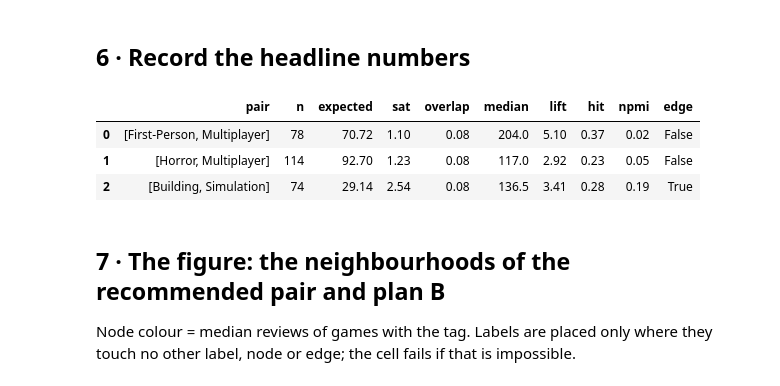
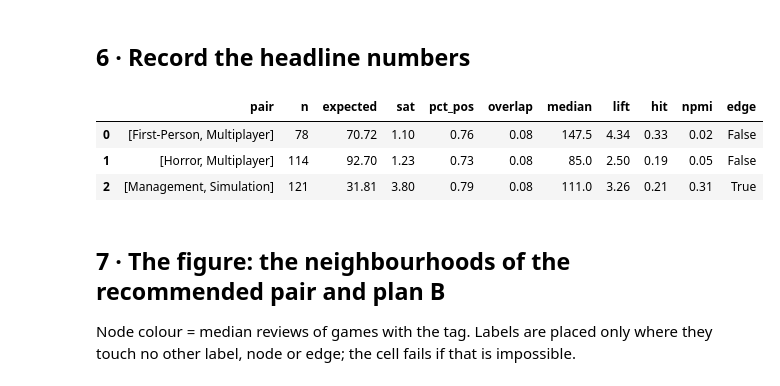
Before and after one commit to hhej/steam-tag-whitespace, a Jupyter notebook: notebooks/analysis.ipynb, the cells around one changed output. Saved outputs shown, nothing was run; the diff lists cells and outputs as text; code cells hidden in the pictures.

Commit message:
Rank by positive reviews (reach x approval); add % positive column and typical-game row; rating trade-off and cold-read fixes
Co-Authored-By: Claude Opus 5.5 <noreply@anthropic.com>

```diff
--- a/notebooks/analysis.ipynb
+++ b/notebooks/analysis.ipynb
@@ -34,6 +34,7 @@ games = tn.load_games()                        # S2: live pull for the random 1,
 games = games[games["s2_tags"].map(len) > 0].reset_index(drop=True)
 NUM.update(population=len(cohort), sampled=1000, analysed=len(games),
            fetched_from=games["fetched"].min()[:10], fetched_to=games["fetched"].max()[:10],
-           median_reviews=float(cohort["reviews"].median()))
+           median_reviews=float(cohort["positive"].median()), median_total_reviews=float(cohort["reviews"].median()),
+           median_pct_pos=float((cohort["positive"] / cohort["reviews"]).median()))
 print(NUM)
 # %% [output]
@@ -66,7 +67,9 @@ print({k: round(NUM[k], 3) for k in ["tri_top5_jaccard", "tri_top5_identical", "
 "Indie" is the collection seed. Tags in > 25 % of games are generic (rule fixed in advance).
 # %%
 dicts = list(cohort["tags"])
-reviews = cohort["reviews"].values
+# ranking measure: POSITIVE (thumbs-up) reviews = reach x approval in one count
+reviews = cohort["positive"].values
+pct_pos = (cohort["positive"] / cohort["reviews"]).values
 tag_lists = [list(d) for d in dicts]
 indie_share = np.mean(["Indie" in t for t in tag_lists])
 generic, dfreq = tn.generic_tags(tag_lists, tn.DEFAULTS["generic_df"])
@@ -299,7 +302,7 @@ for v in raw.values():
     r = int(v.get("positive", 0)) + int(v.get("negative", 0))
     if (pd.Timestamp("2025-01-01") <= d <= pd.Timestamp("2025-06-30") if not pd.isna(d) else False) \
             and "Indie" in (v.get("genres") or []) and r >= 10 and t:
-        h_rev.append(r); h_tags.append(tn.resolve(dict(sorted(t.items(), key=lambda kv: -kv[1]))))
+        h_rev.append(int(v.get("positive", 0))); h_tags.append(tn.resolve(dict(sorted(t.items(), key=lambda kv: -kv[1]))))
 h_rev = np.array(h_rev)
 h_b = tn.top_k_tags([list(x) for x in h_tags], P["k"], R["generic"])   # the 2023-24 generic list, unchanged
 def holdout(pair):
@@ -326,22 +329,24 @@ shared neighbours ['Survival Horror'] hops 2 -> without them 5
 ## 6 · Record the headline numbers
 # %%
 def rec(r):
+    g = [i for i, bk in enumerate(R["baskets"]) if {r.a, r.b} <= set(bk)]
     return dict(pair=[r.a, r.b], n=int(r.n_ab), expected=float(r.expected), sat=float(r.saturation),
+                pct_pos=float(np.median(pct_pos[g])),
                 overlap=float(r.overlap), median=float(r.median_reviews), lift=float(r.lift), hit=float(r.hit_rate),
                 npmi=float(r.npmi), edge=bool(G.has_edge(r.a, r.b)))
 
 b = elig.loc[0]
 NUM.update(best=list(best), runner=list(runner), pick=rec(b), planb=rec(elig.loc[1]), third_rec=rec(elig.loc[2]),
            crowd=rec(crowded.loc[0]),
            hit_cut=float(np.quantile(reviews, 0.9)),
            sweep=sweep.to_dict("records"), eligible=len(elig), scored_pairs=len(pairs))
 (OUT / "numbers.json").write_text(json.dumps(NUM, indent=2, default=str))
 pd.DataFrame([NUM["pick"], NUM["planb"], NUM["crowd"]]).round(2)
 # %% [output]
-|  | pair | n | expected | sat | overlap | median | lift | hit | npmi | edge |
-| 0 | [First-Person, Multiplayer] | 78 | 70.72 | 1.10 | 0.08 | 204.0 | 5.10 | 0.37 | 0.02 | False |
-| 1 | [Horror, Multiplayer] | 114 | 92.70 | 1.23 | 0.08 | 117.0 | 2.92 | 0.23 | 0.05 | False |
-| 2 | [Building, Simulation] | 74 | 29.14 | 2.54 | 0.08 | 136.5 | 3.41 | 0.28 | 0.19 | True |
+|  | pair | n | expected | sat | pct_pos | overlap | median | lift | hit | npmi | edge |
+| 0 | [First-Person, Multiplayer] | 78 | 70.72 | 1.10 | 0.76 | 0.08 | 147.5 | 4.34 | 0.33 | 0.02 | False |
+| 1 | [Horror, Multiplayer] | 114 | 92.70 | 1.23 | 0.73 | 0.08 | 85.0 | 2.50 | 0.19 | 0.05 | False |
+| 2 | [Management, Simulation] | 121 | 31.81 | 3.80 | 0.79 | 0.08 | 111.0 | 3.26 | 0.21 | 0.31 | True |
 # %% [markdown]
 ## 7 · The figure: the neighbourhoods of the recommended pair and plan B
 Node colour = median reviews of games with the tag. Labels are placed only where they touch no other label,
```
Also changed, not shown: parts of 6 cells of this notebook, 12 other files.
